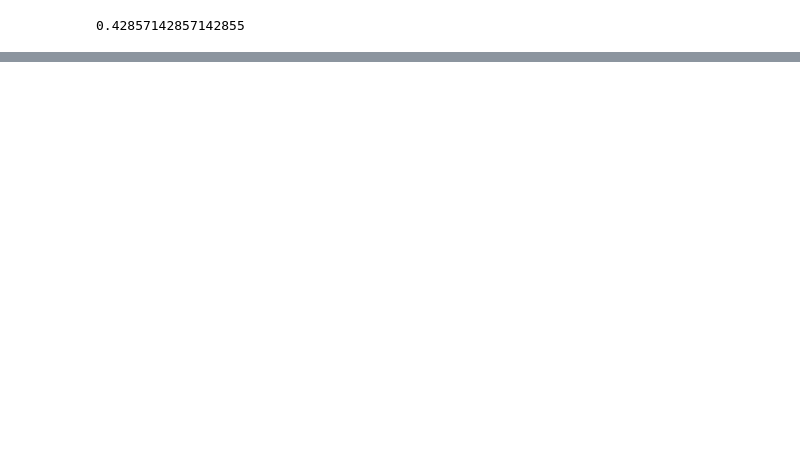
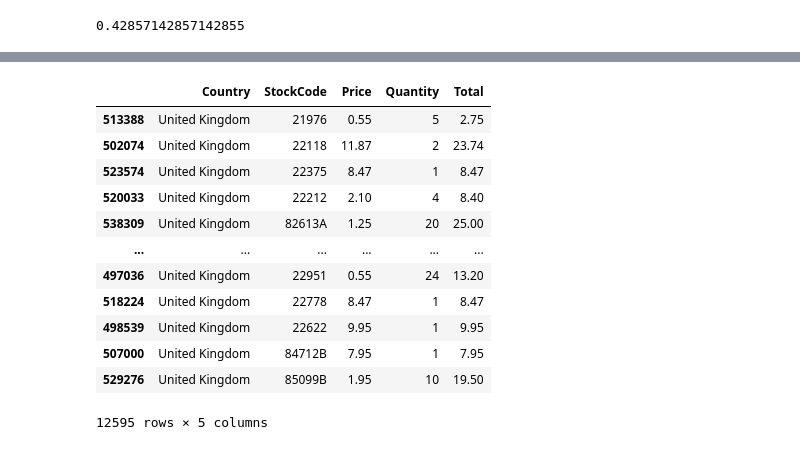
Before and after one commit to kattiia/Math_in_DS, a Jupyter notebook: Probability/full_joint_distribution.ipynb, the cells around one changed output, grey strips where cells are left out. Cells and saved outputs as stored; diff of their text form; code cells hidden in the pictures; blank space fills up the shorter version.

```diff
--- a/Probability/full_joint_distribution.ipynb
+++ b/Probability/full_joint_distribution.ipynb
@@ -140,0 +203,3 @@ P_more500_UK
+# %%
+ind=X_test.index
+ind
@@ -140,0 +229,18 @@ P_more500_UK
+# %%
+df_new=df2.loc[ind][['Country','StockCode', 'Price']]
+df_new['Quantity']=pred
+df_new['Total']=df_new['Price']*df_new['Quantity']
+# %% [output]
+|  | Country | StockCode | Price | Quantity | Total |
+| 513388 | United Kingdom | 21976 | 0.55 | 5 | 2.75 |
+| 502074 | United Kingdom | 22118 | 11.87 | 2 | 23.74 |
+| 523574 | United Kingdom | 22375 | 8.47 | 1 | 8.47 |
+| 520033 | United Kingdom | 22212 | 2.10 | 4 | 8.40 |
+| 538309 | United Kingdom | 82613A | 1.25 | 20 | 25.00 |
+| ... | ... | ... | ... | ... | ... |
+| 497036 | United Kingdom | 22951 | 0.55 | 24 | 13.20 |
+| 518224 | United Kingdom | 22778 | 8.47 | 1 | 8.47 |
+| 498539 | United Kingdom | 22622 | 9.95 | 1 | 9.95 |
+| 507000 | United Kingdom | 84712B | 7.95 | 1 | 7.95 |
+| 529276 | United Kingdom | 85099B | 1.95 | 10 | 19.50 |
+12595 rows × 5 columns
```
Also changed, not shown: parts of 35 cells of this notebook, 1 other file.
